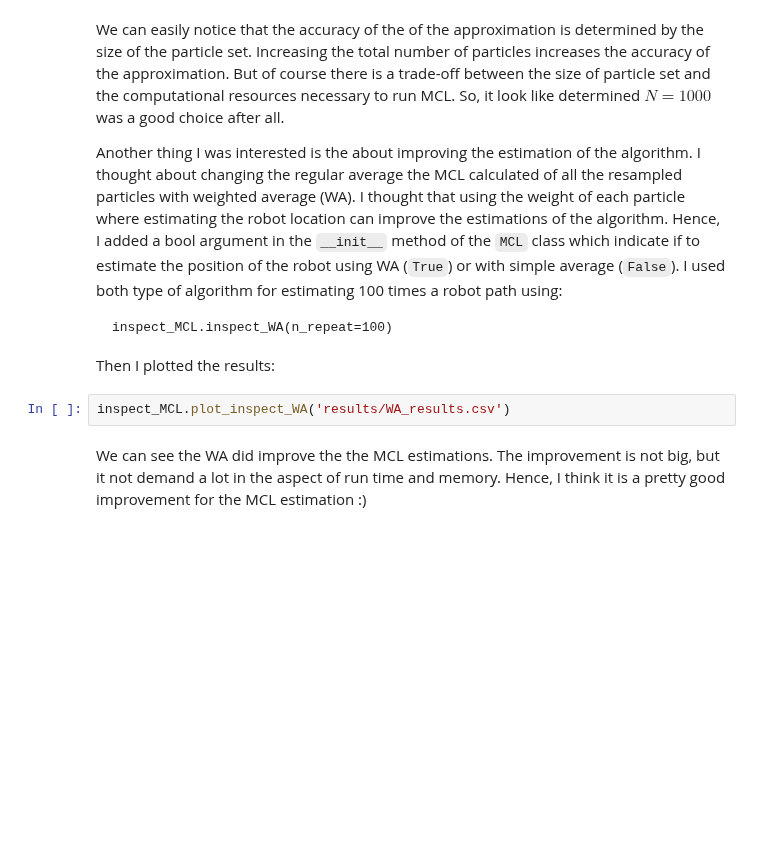
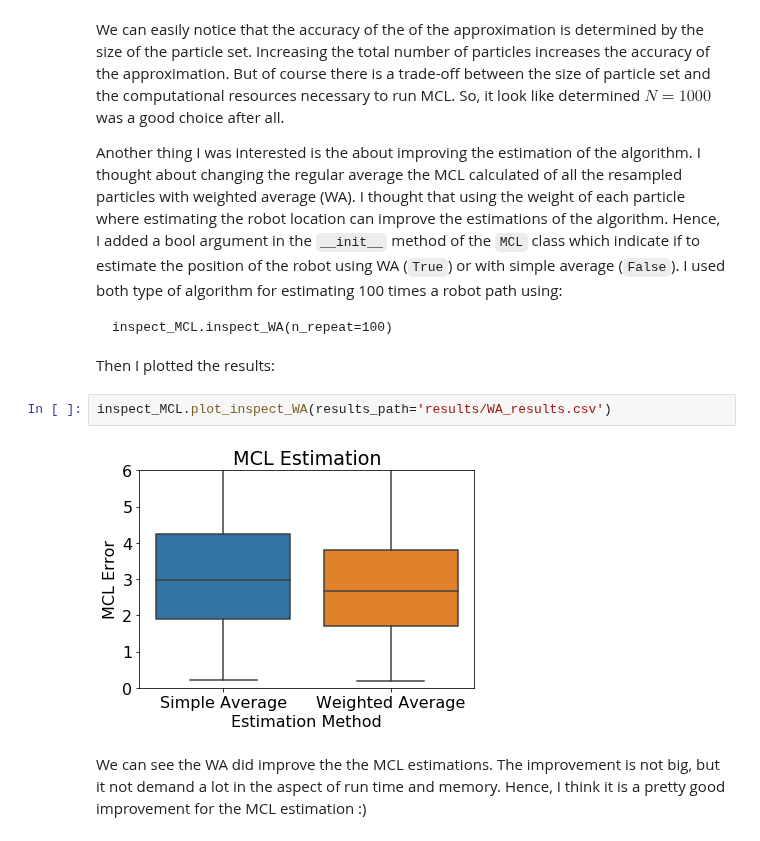
Before and after one commit to evyatarluv/Intelligent-Robotic-Systems, a Jupyter notebook: MCL_report.ipynb, the cells around one changed output. Cells and saved outputs as stored; diff of their text form; blank space fills up the shorter version.

```diff
--- a/MCL_report.ipynb
+++ b/MCL_report.ipynb
@@ -270,7 +270,9 @@ inspect_MCL.inspect_WA(n_repeat=100)
 
 Then I plotted the results:
 # %%
-inspect_MCL.plot_inspect_WA('results/WA_results.csv')
+inspect_MCL.plot_inspect_WA(results_path='results/WA_results.csv')
+# %% [output]
+[figure, added]
 # %% [markdown]
 We can see the WA did improve the the MCL estimations. The improvement
 is not big, but it not demand a lot in the aspect of run time and memory.
```
Also changed, not shown: parts of 3 cells of this notebook.
